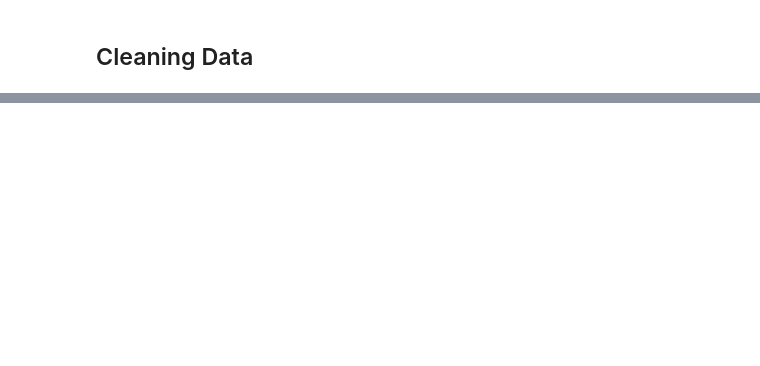
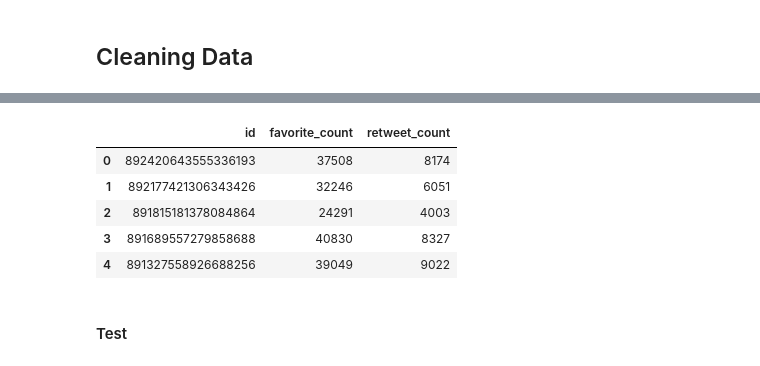
Before and after one commit to zeyusu/UdacityDataWranglingProject, a Jupyter notebook: wrangle_act.ipynb, the cells around one changed output, grey strips where cells are left out. Cells and saved outputs as stored; diff of their text form; code cells hidden in the pictures; blank space fills up the shorter version.

```diff
--- a/wrangle_act.ipynb
+++ b/wrangle_act.ipynb
@@ -399,0 +446,10 @@ len(fails_dict.keys())
+# %%
+counts = api_clean[['id','favorite_count','retweet_count']]
+counts.head()
+# %% [output]
+|  | id | favorite_count | retweet_count |
+| 0 | 892420643555336193 | 37508 | 8174 |
+| 1 | 892177421306343426 | 32246 | 6051 |
+| 2 | 891815181378084864 | 24291 | 4003 |
+| 3 | 891689557279858688 | 40830 | 8327 |
+| 4 | 891327558926688256 | 39049 | 9022 |
@@ -399,0 +459,2 @@ len(fails_dict.keys())
+# %% [markdown]
+#### Test
```
Also changed, not shown: parts of 93 cells of this notebook.
